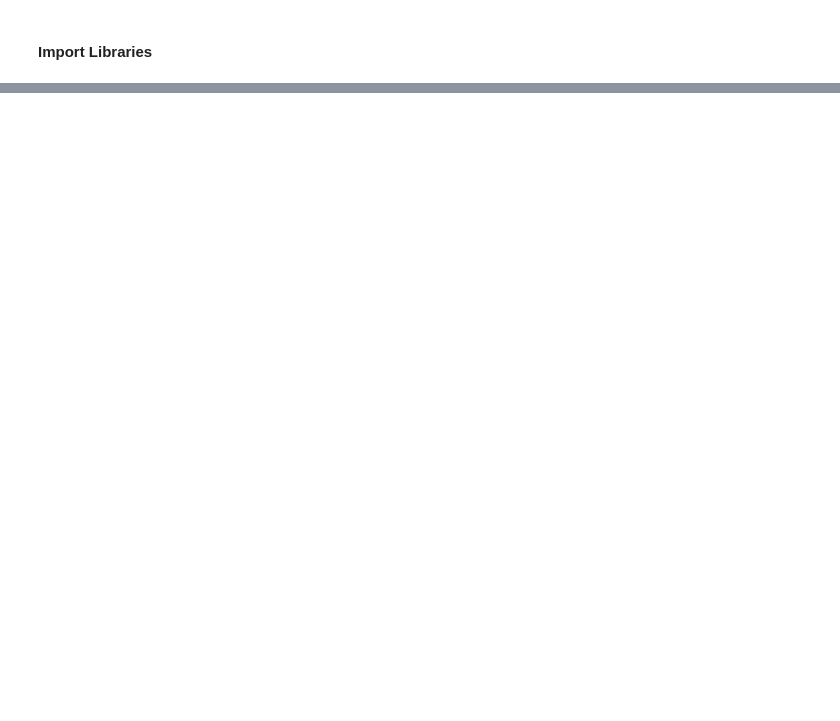
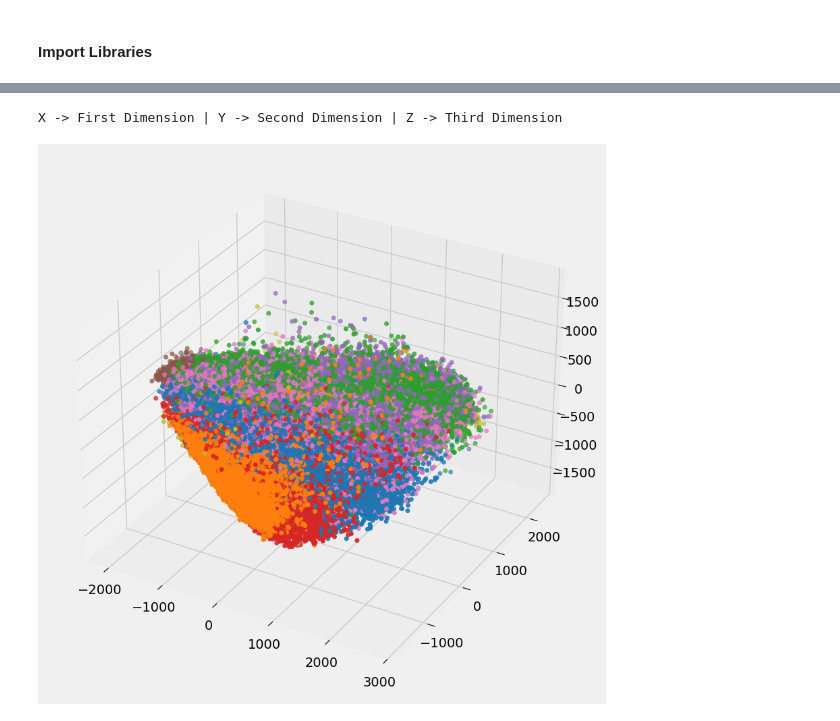
Before and after one commit to Soumyajyotidutta/Fashion-MNIST, a Jupyter notebook: xsh/fashionMNIST_stats.ipynb, the cells around one changed output, grey strips where cells are left out. Cells and saved outputs as stored; diff of their text form; code cells hidden in the pictures; blank space fills up the shorter version.

```diff
--- a/xsh/fashionMNIST_stats.ipynb
+++ b/xsh/fashionMNIST_stats.ipynb
@@ -149,0 +401,17 @@ TEST IMAGES
+# %%
+graph = plt.figure(figsize=(20,10)).add_subplot(projection='3d')
+graph.scatter(
+    xs=pca_df["First Dimension"],
+    ys=pca_df["Second Dimension"],
+    zs=pca_df["Third Dimension"],
+    c=pca_df["label"],
+    cmap='tab10'
+)
+# graph.set_xlabel('First Dimension')
+# graph.set_ylabel('Second Dimension')
+# graph.set_zlabel('Third Dimension')
+print('X -> First Dimension | Y -> Second Dimension | Z -> Third Dimension')
+plt.show()
+# %% [output]
+X -> First Dimension | Y -> Second Dimension | Z -> Third Dimension
+[figure, added]
```
Also changed, not shown: parts of 46 cells of this notebook, 1 other file.
